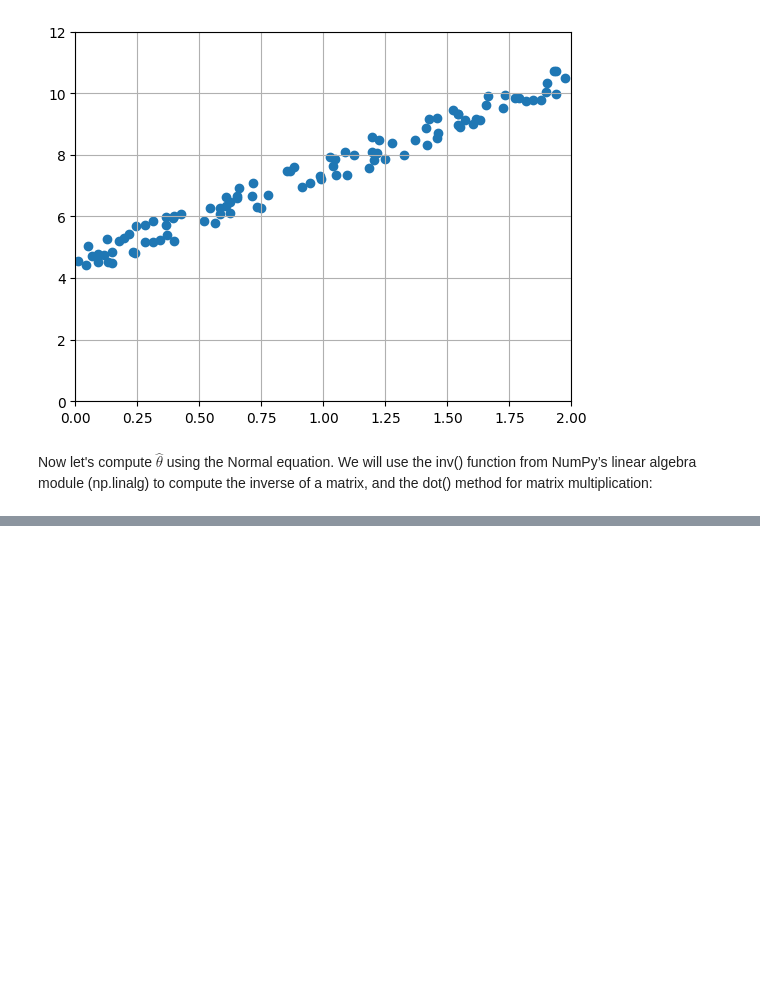
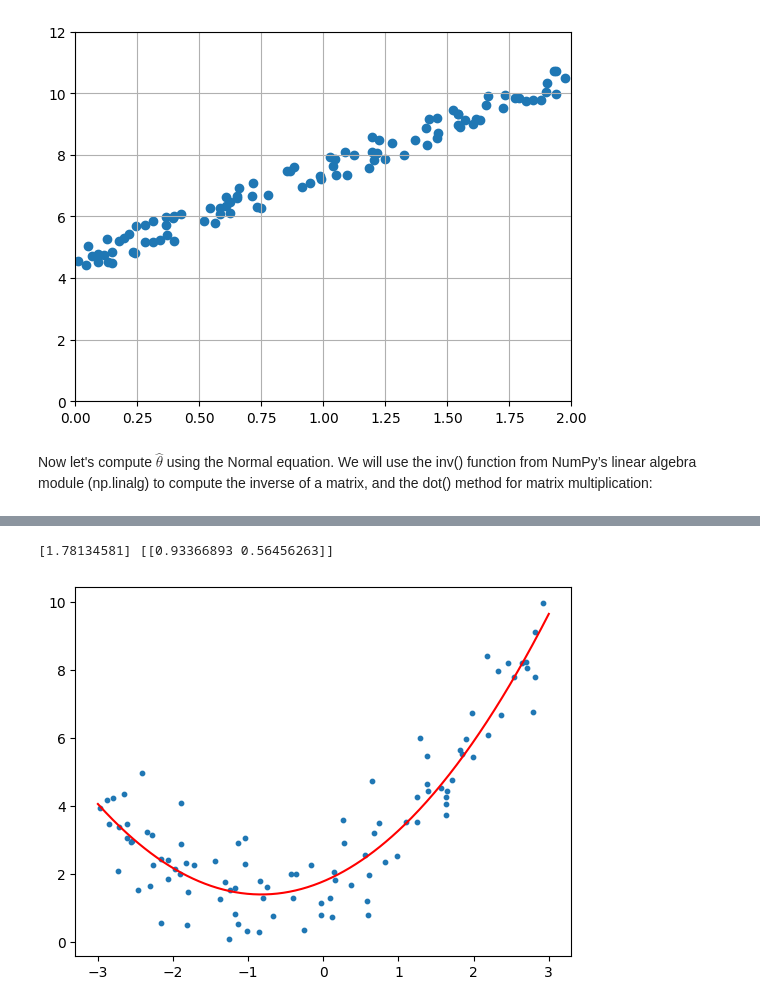
Before and after one commit to nminhquang380/machine-learning-fundamentals, a Jupyter notebook: Training Models/notebook.ipynb, the cells around one changed output, grey strips where cells are left out. Drawn from its saved outputs; the diff is of its cells as text; code cells hidden in the pictures; blank space fills up the shorter version.

```diff
--- a/Training Models/notebook.ipynb
+++ b/Training Models/notebook.ipynb
@@ -76,0 +292,18 @@ theta_best = np.linalg.inv(X_b.T @X_b) @ X_b.T @ y
+# %%
+from sklearn.preprocessing import PolynomialFeatures
+from sklearn.linear_model import LinearRegression
+
+poly_features = PolynomialFeatures(degree=2, include_bias=False)
+X_poly = poly_features.fit_transform(X)
+lin_reg = LinearRegression()
+lin_reg.fit(X_poly, y)
+print(lin_reg.intercept_, lin_reg.coef_)
+
+x_draw = poly_features.transform(np.linspace(-3,3,300).reshape(300,1))
+y_draw = lin_reg.predict(x_draw)
+plt.plot(np.linspace(-3,3,300), y_draw, color='red')
+plt.scatter(X,y,s=10,linewidths=1)
+plt.show()
+# %% [output]
+[1.78134581] [[0.93366893 0.56456263]]
+[figure, added]
```
Also changed, not shown: parts of 18 cells of this notebook.
